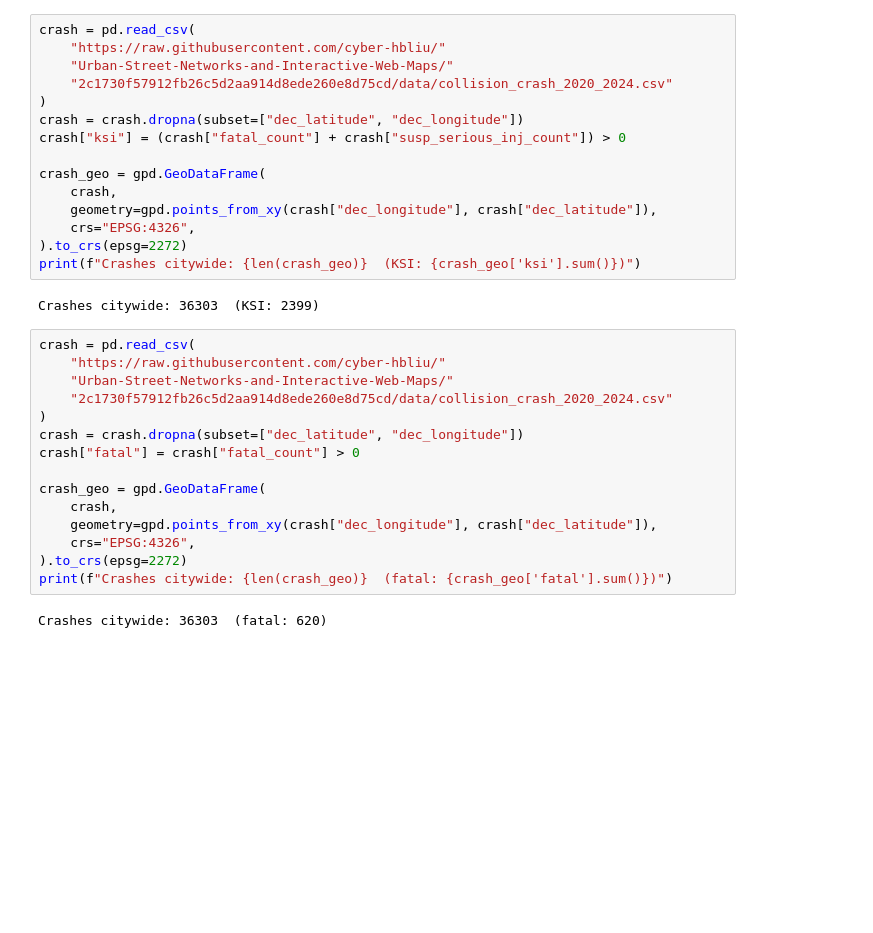
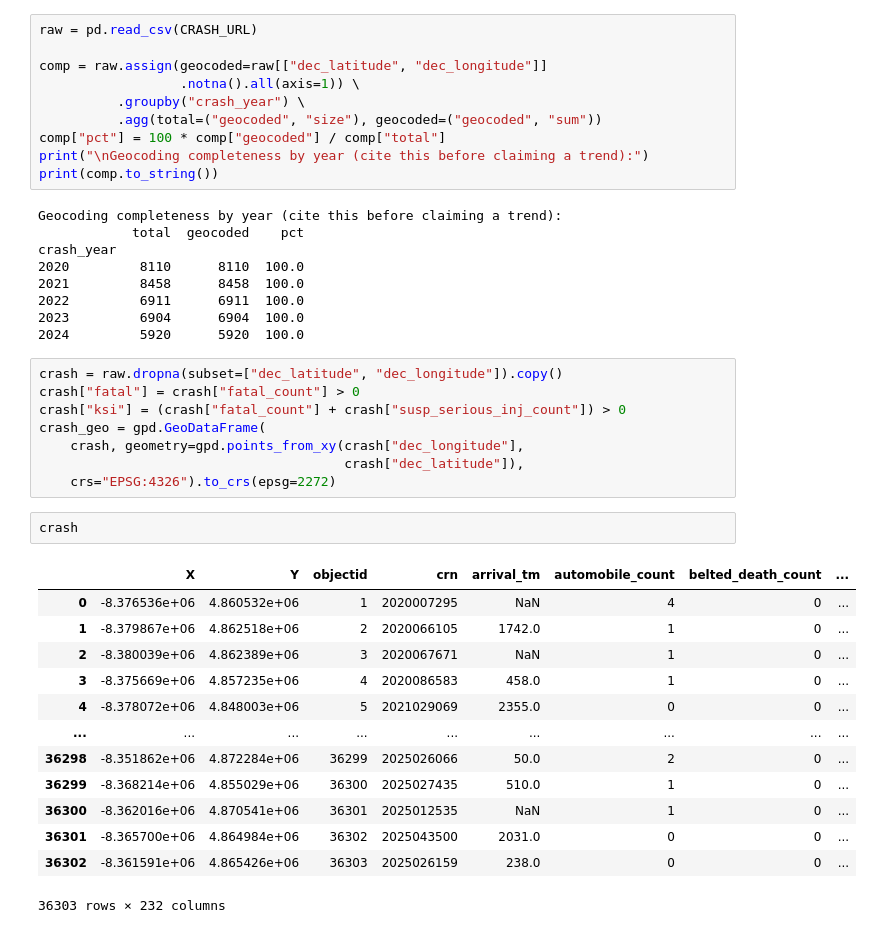
Before and after one commit to cyber-hbliu/Urban-Street-Networks-and-Interactive-Web-Maps, a Jupyter notebook: update.ipynb, the cells around one changed output. Cells and saved outputs as stored; diff of their text form; blank space fills up the shorter version.

```diff
--- a/update.ipynb
+++ b/update.ipynb
@@ -54,35 +81,44 @@ edges["limited_access"] = edges["highway"].str.contains("motorway")
 # %%
-crash = pd.read_csv(
-    "https://raw.githubusercontent.com/cyber-hbliu/"
-    "Urban-Street-Networks-and-Interactive-Web-Maps/"
-    "2c1730f57912fb26c5d2aa914d8ede260e8d75cd/data/collision_crash_2020_2024.csv"
-)
-crash = crash.dropna(subset=["dec_latitude", "dec_longitude"])
-crash["ksi"] = (crash["fatal_count"] + crash["susp_serious_inj_count"]) > 0
+raw = pd.read_csv(CRASH_URL)
 
-crash_geo = gpd.GeoDataFrame(
-    crash,
-    geometry=gpd.points_from_xy(crash["dec_longitude"], crash["dec_latitude"]),
-    crs="EPSG:4326",
-).to_crs(epsg=2272)
-print(f"Crashes citywide: {len(crash_geo)}  (KSI: {crash_geo['ksi'].sum()})")
+comp = raw.assign(geocoded=raw[["dec_latitude", "dec_longitude"]]
+                  .notna().all(axis=1)) \
+          .groupby("crash_year") \
+          .agg(total=("geocoded", "size"), geocoded=("geocoded", "sum"))
+comp["pct"] = 100 * comp["geocoded"] / comp["total"]
+print("\nGeocoding completeness by year (cite this before claiming a trend):")
+print(comp.to_string())
 # %% [output]
-Crashes citywide: 36303  (KSI: 2399)
+Geocoding completeness by year (cite this before claiming a trend):
+            total  geocoded    pct
+crash_year
+2020         8110      8110  100.0
+2021         8458      8458  100.0
+2022         6911      6911  100.0
+2023         6904      6904  100.0
+2024         5920      5920  100.0
 # %%
-crash = pd.read_csv(
-    "https://raw.githubusercontent.com/cyber-hbliu/"
-    "Urban-Street-Networks-and-Interactive-Web-Maps/"
-    "2c1730f57912fb26c5d2aa914d8ede260e8d75cd/data/collision_crash_2020_2024.csv"
-)
-crash = crash.dropna(subset=["dec_latitude", "dec_longitude"])
+crash = raw.dropna(subset=["dec_latitude", "dec_longitude"]).copy()
 crash["fatal"] = crash["fatal_count"] > 0
-
+crash["ksi"] = (crash["fatal_count"] + crash["susp_serious_inj_count"]) > 0
 crash_geo = gpd.GeoDataFrame(
-    crash,
-    geometry=gpd.points_from_xy(crash["dec_longitude"], crash["dec_latitude"]),
-    crs="EPSG:4326",
-).to_crs(epsg=2272)
-print(f"Crashes citywide: {len(crash_geo)}  (fatal: {crash_geo['fatal'].sum()})")
+    crash, geometry=gpd.points_from_xy(crash["dec_longitude"],
+                                       crash["dec_latitude"]),
+    crs="EPSG:4326").to_crs(epsg=2272)
-# %% [output]
-Crashes citywide: 36303  (fatal: 620)
+# %%
+crash
+# %% [output]
+|  | X | Y | objectid | crn | arrival_tm | automobile_count | belted_death_count | ... |
+| 0 | -8.376536e+06 | 4.860532e+06 | 1 | 2020007295 | NaN | 4 | 0 | ... |
+| 1 | -8.379867e+06 | 4.862518e+06 | 2 | 2020066105 | 1742.0 | 1 | 0 | ... |
+| 2 | -8.380039e+06 | 4.862389e+06 | 3 | 2020067671 | NaN | 1 | 0 | ... |
+| 3 | -8.375669e+06 | 4.857235e+06 | 4 | 2020086583 | 458.0 | 1 | 0 | ... |
+| 4 | -8.378072e+06 | 4.848003e+06 | 5 | 2021029069 | 2355.0 | 0 | 0 | ... |
+| ... | ... | ... | ... | ... | ... | ... | ... | ... |
+| 36298 | -8.351862e+06 | 4.872284e+06 | 36299 | 2025026066 | 50.0 | 2 | 0 | ... |
+| 36299 | -8.368214e+06 | 4.855029e+06 | 36300 | 2025027435 | 510.0 | 1 | 0 | ... |
+| 36300 | -8.362016e+06 | 4.870541e+06 | 36301 | 2025012535 | NaN | 1 | 0 | ... |
+| 36301 | -8.365700e+06 | 4.864984e+06 | 36302 | 2025043500 | 2031.0 | 0 | 0 | ... |
+| 36302 | -8.361591e+06 | 4.865426e+06 | 36303 | 2025026159 | 238.0 | 0 | 0 | ... |
+36303 rows × 232 columns
 # %%
```
Also changed, not shown: parts of 53 cells of this notebook.
